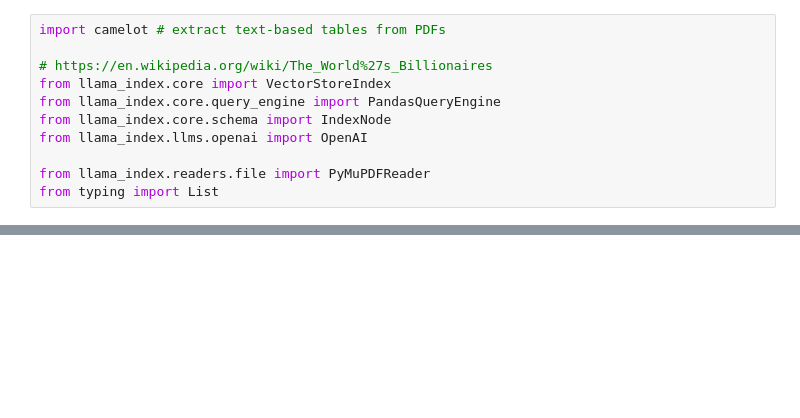
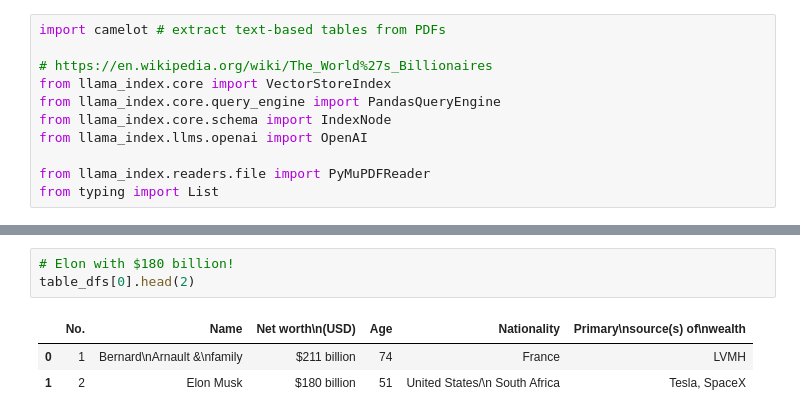
Before and after one commit to ShaneZhong/ai-exploration, a Jupyter notebook: LlamaIndex/RAG/recursivie retriver & query engine.ipynb, the cells around one changed output, grey strips where cells are left out. Cells and saved outputs as stored; diff of their text form; blank space fills up the shorter version.

```diff
--- a/LlamaIndex/RAG/recursivie retriver & query engine.ipynb
+++ b/LlamaIndex/RAG/recursivie retriver & query engine.ipynb
@@ -35,0 +126,7 @@ from typing import List
+# %%
+# Elon with $180 billion!
+table_dfs[0].head(2)
+# %% [output]
+|  | No. | Name | Net worth\n(USD) | Age | Nationality | Primary\nsource(s) of\nwealth |
+| 0 | 1 | Bernard\nArnault &\nfamily | $211 billion | 74 | France | LVMH |
+| 1 | 2 | Elon Musk | $180 billion | 51 | United States/\n South Africa | Tesla, SpaceX |
```
Also changed, not shown: parts of 43 cells of this notebook.
